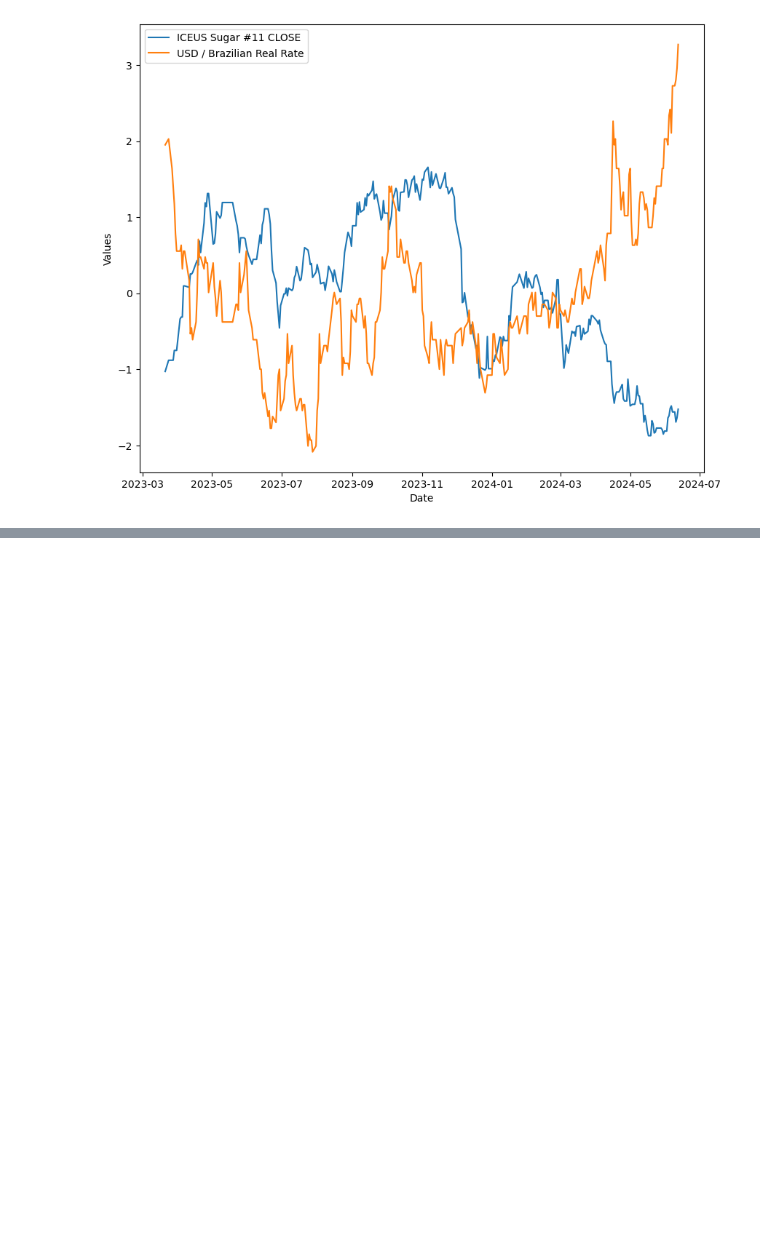
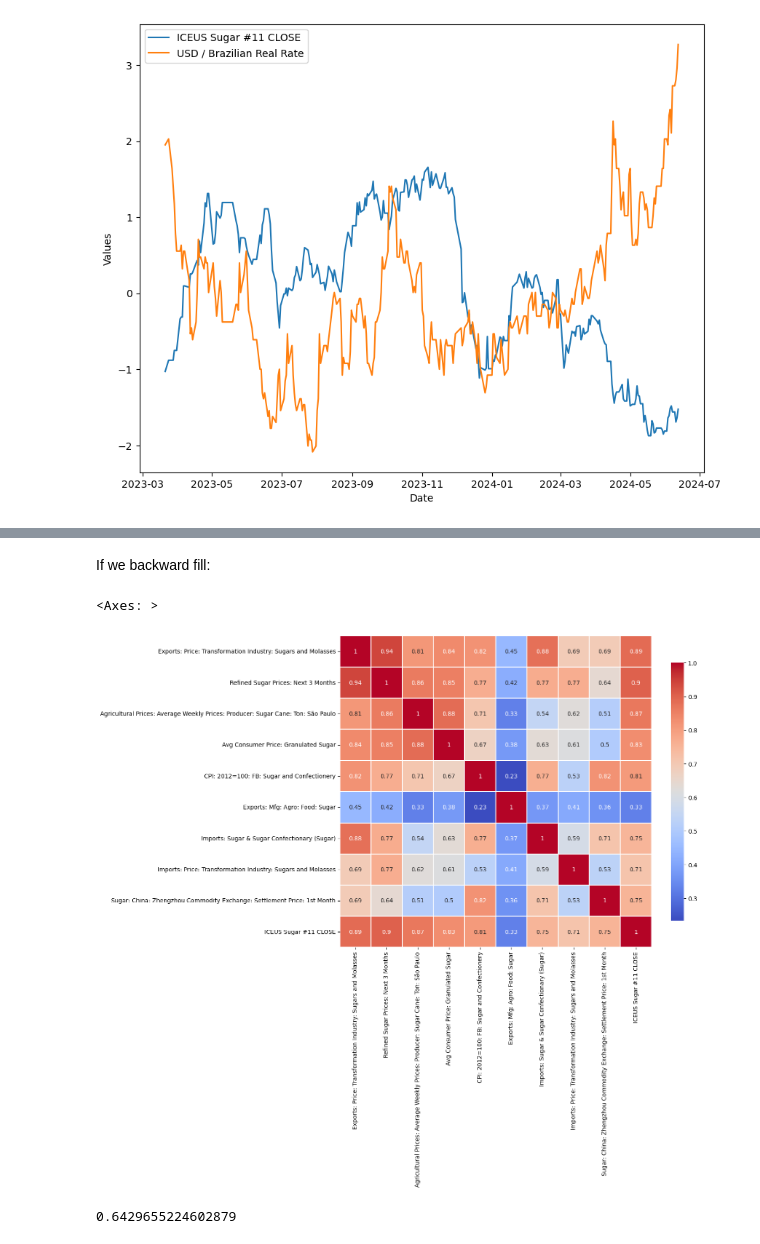
Before and after one commit to s0hams1nha/Thoucentric, a Jupyter notebook: Drivers_Sugar ICE.ipynb, the cells around one changed output, grey strips where cells are left out. Drawn from its saved outputs; the diff is of its cells as text; code cells hidden in the pictures; blank space fills up the shorter version.

```diff
--- a/Drivers_Sugar ICE.ipynb
+++ b/Drivers_Sugar ICE.ipynb
@@ -178,0 +322,18 @@ Text(0, 0.5, 'Values')
+# %% [markdown]
+If we backward fill:
+# %%
+ceic_backward_filled=ceic.bfill()
+ceic_backward_filled.dropna()
+correlation_matrix3=ceic_backward_filled.corr()
+# %%
+plt.figure(figsize=(12,10))
+sns.heatmap(correlation_matrix3, annot=True, cmap='coolwarm',linewidths=0.1, square=True, cbar_kws={"shrink": .8})
+# %% [output]
+<Axes: >
+[figure, added]
+# %%
+sq_corr3=correlation_matrix3.iloc[-1]**2
+average_corr3=sq_corr3.mean()
+average_corr3
+# %% [output]
+0.6429655224602879
```
Also changed, not shown: parts of 79 cells of this notebook.
